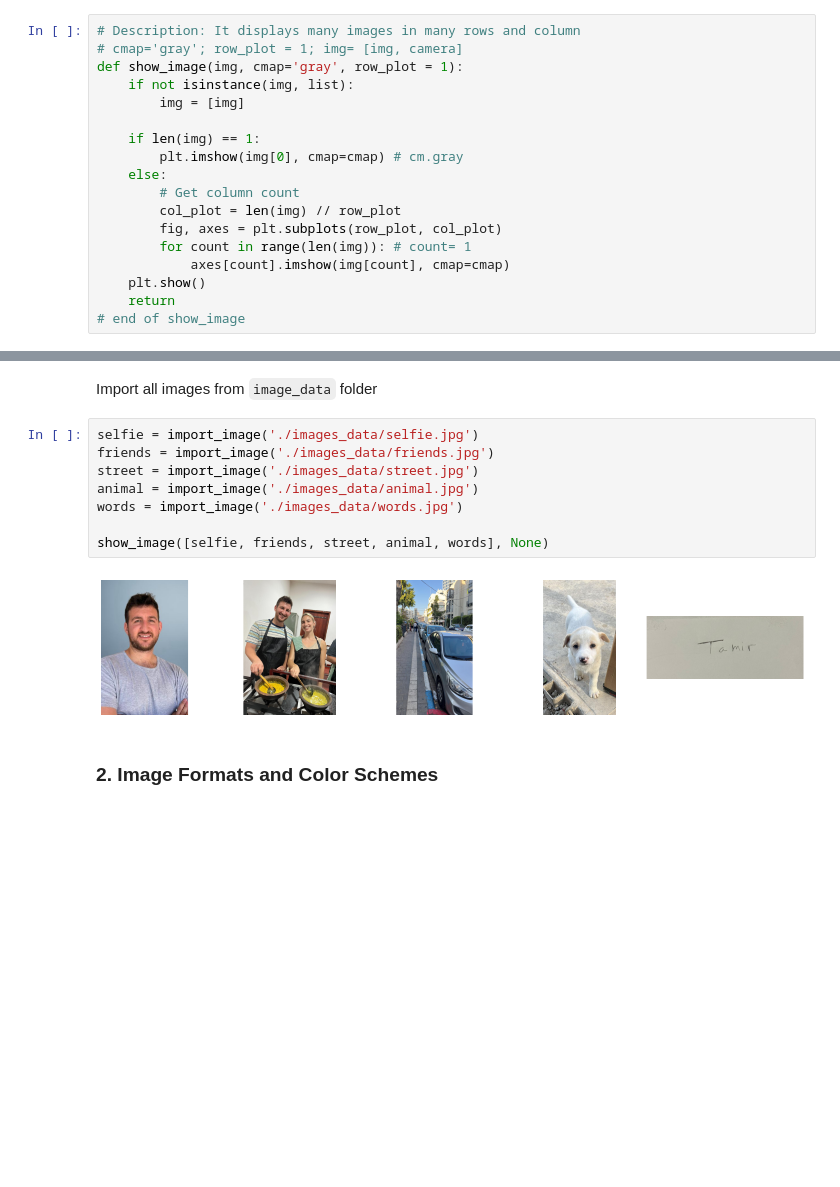
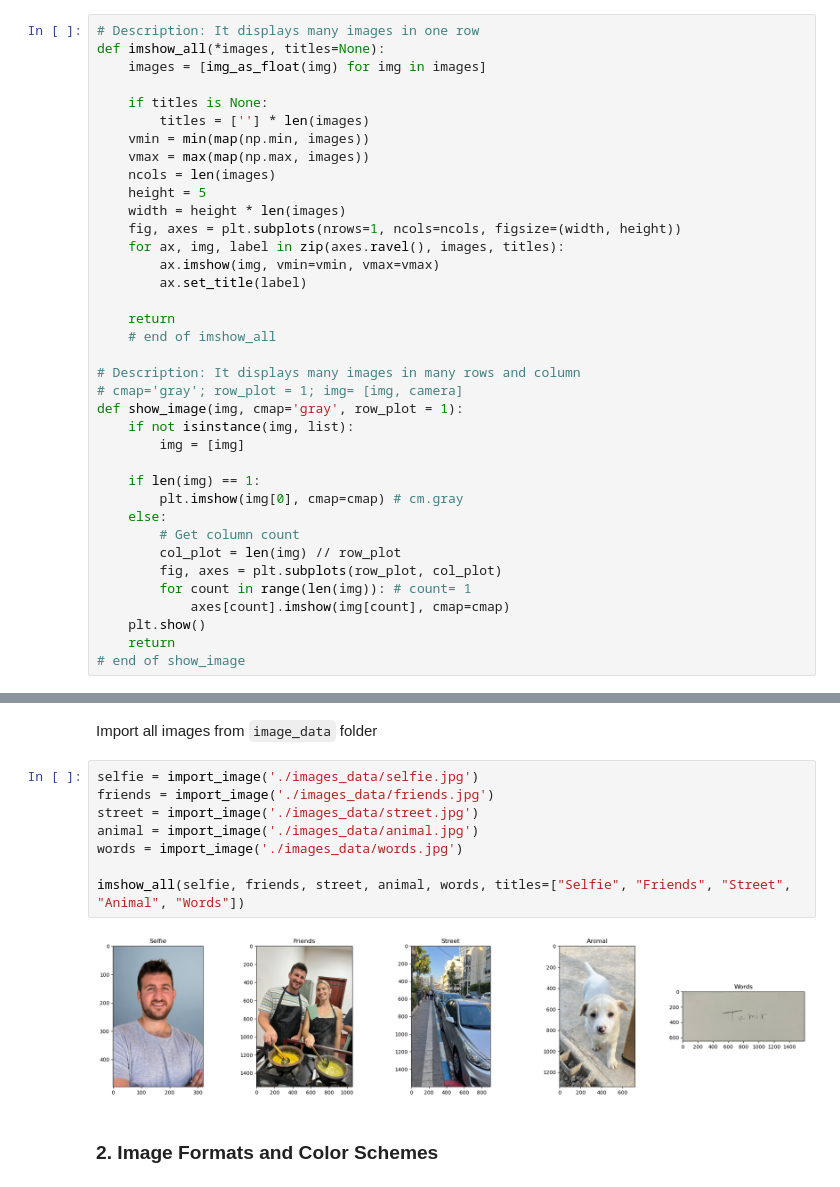
Before and after one commit to LevinTamir/intro-to-image-processing-course, a Jupyter notebook: hw/hw1/Tamir_Levin_code_hw1.ipynb, the cells around one changed output, grey strips where cells are left out. Saved outputs shown, nothing was run; the diff lists cells and outputs as text; blank space fills up the shorter version.

```diff
--- a/hw/hw1/Tamir_Levin_code_hw1.ipynb
+++ b/hw/hw1/Tamir_Levin_code_hw1.ipynb
@@ -36,6 +37,25 @@ current Conda environment: 'image_processing_env'.
 # %% [markdown]
 `image_common_utils` functions
 # %%
+# Description: It displays many images in one row
+def imshow_all(*images, titles=None):
+    images = [img_as_float(img) for img in images]
+
+    if titles is None:
+        titles = [''] * len(images)
+    vmin = min(map(np.min, images))
+    vmax = max(map(np.max, images))
+    ncols = len(images)
+    height = 5
+    width = height * len(images)
+    fig, axes = plt.subplots(nrows=1, ncols=ncols, figsize=(width, height))
+    for ax, img, label in zip(axes.ravel(), images, titles):
+        ax.imshow(img, vmin=vmin, vmax=vmax)
+        ax.set_title(label)
+
+    return
+    # end of imshow_all
+
 # Description: It displays many images in many rows and column
 # cmap='gray'; row_plot = 1; img= [img, camera]
 def show_image(img, cmap='gray', row_plot = 1):
@@ -68,13 +88,13 @@ Import all images from `image_data` folder
 # %%
 selfie = import_image('./images_data/selfie.jpg')
 friends = import_image('./images_data/friends.jpg')
 street = import_image('./images_data/street.jpg')
 animal = import_image('./images_data/animal.jpg')
 words = import_image('./images_data/words.jpg')
 
-show_image([selfie, friends, street, animal, words], None)
+imshow_all(selfie, friends, street, animal, words, titles=["Selfie", "Friends", "Street", "Animal", "Words"])
 # %% [output]
-[figure, old version]
+[figure, new version]
 # %% [markdown]
 ### 2. Image Formats and Color Schemes
 # %% [markdown]
```
Also changed, not shown: parts of 16 cells of this notebook, 4 other files.
